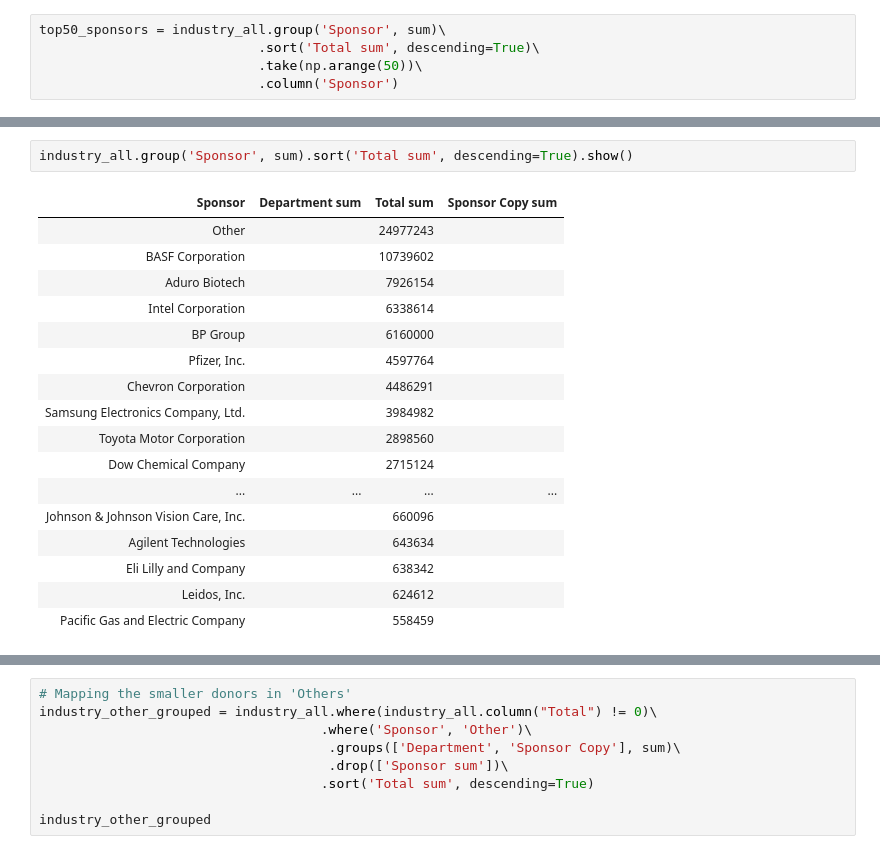
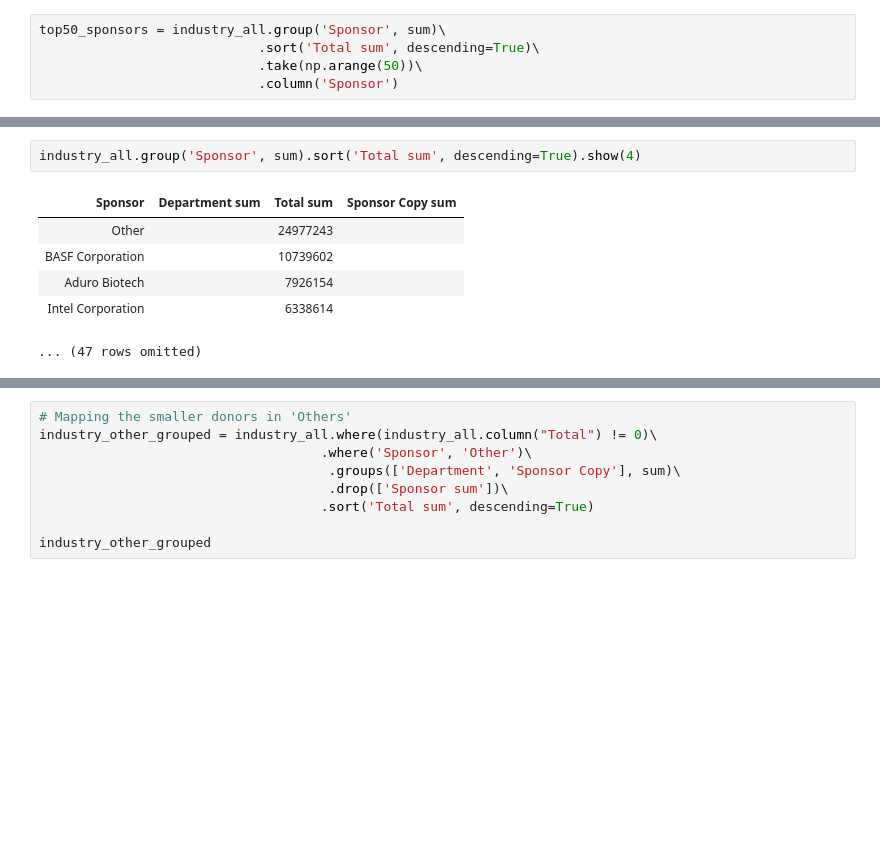
Before and after one commit to dailycal-projects/private-research, a Jupyter notebook: notebooks/private-research.ipynb, the cells around one changed output, grey strips where cells are left out. Saved outputs shown, nothing was run; the diff lists cells and outputs as text; blank space fills up the shorter version.

```diff
--- a/notebooks/private-research.ipynb
+++ b/notebooks/private-research.ipynb
@@ -189,23 +189,12 @@ industry_all
 # %%
-industry_all.group('Sponsor', sum).sort('Total sum', descending=True).show()
+industry_all.group('Sponsor', sum).sort('Total sum', descending=True).show(4)
 # %% [output]
 | Sponsor | Department sum | Total sum | Sponsor Copy sum |
 | Other |  | 24977243 |  |
 | BASF Corporation |  | 10739602 |  |
 | Aduro Biotech |  | 7926154 |  |
 | Intel Corporation |  | 6338614 |  |
-| BP Group |  | 6160000 |  |
-| Pfizer, Inc. |  | 4597764 |  |
-| Chevron Corporation |  | 4486291 |  |
-| Samsung Electronics Company, Ltd. |  | 3984982 |  |
-| Toyota Motor Corporation |  | 2898560 |  |
-| Dow Chemical Company |  | 2715124 |  |
-| ... | ... | ... | ... |
-| Johnson & Johnson Vision Care, Inc. |  | 660096 |  |
-| Agilent Technologies |  | 643634 |  |
-| Eli Lilly and Company |  | 638342 |  |
-| Leidos, Inc. |  | 624612 |  |
-| Pacific Gas and Electric Company |  | 558459 |  |
+... (47 rows omitted)
 # %%
 # Making one aggregate Other link for each Department
 industry_grouped_other = industry_all.where('Sponsor', 'Other')\
```
Also changed, not shown: parts of 15 cells of this notebook, 5 other files.
